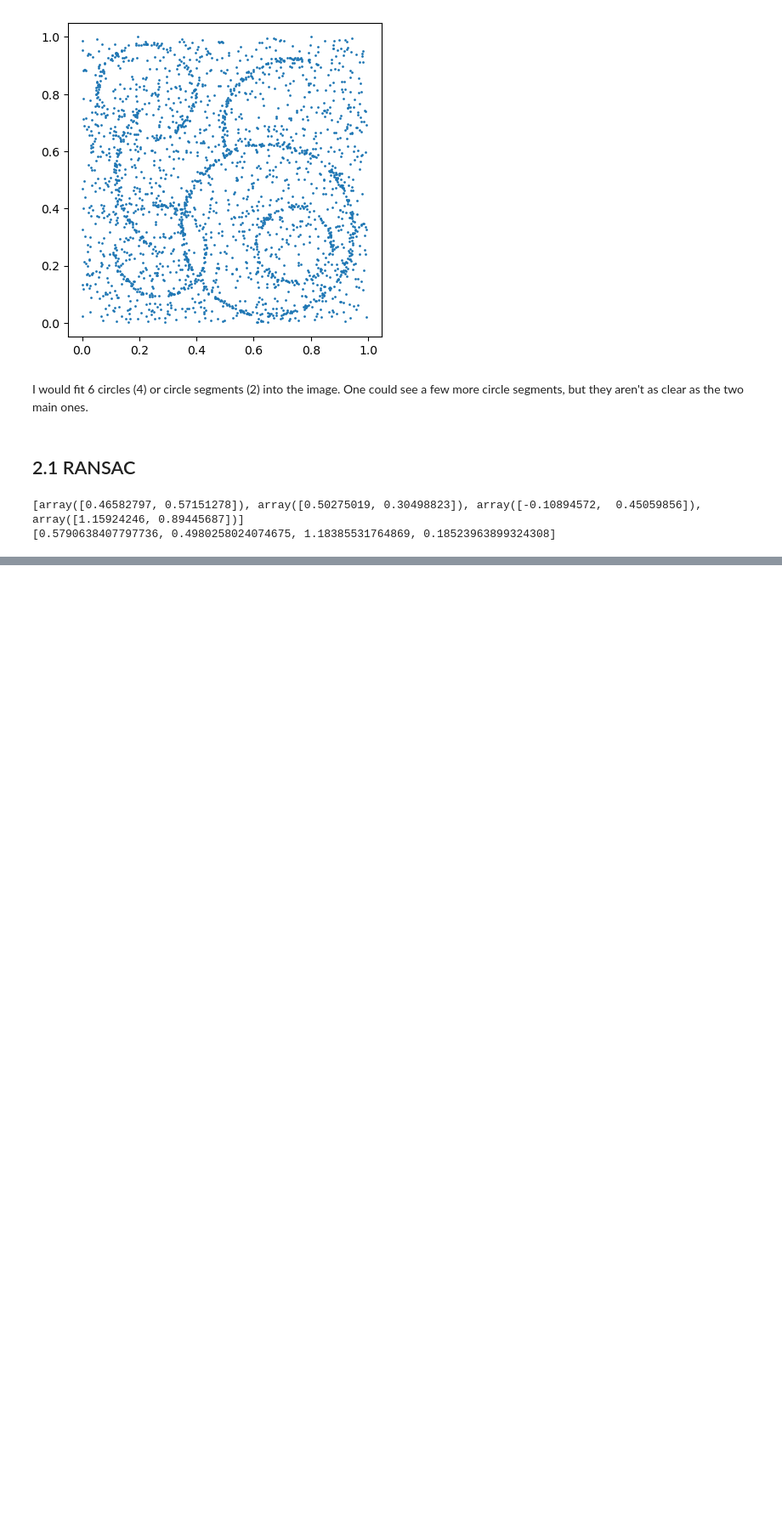
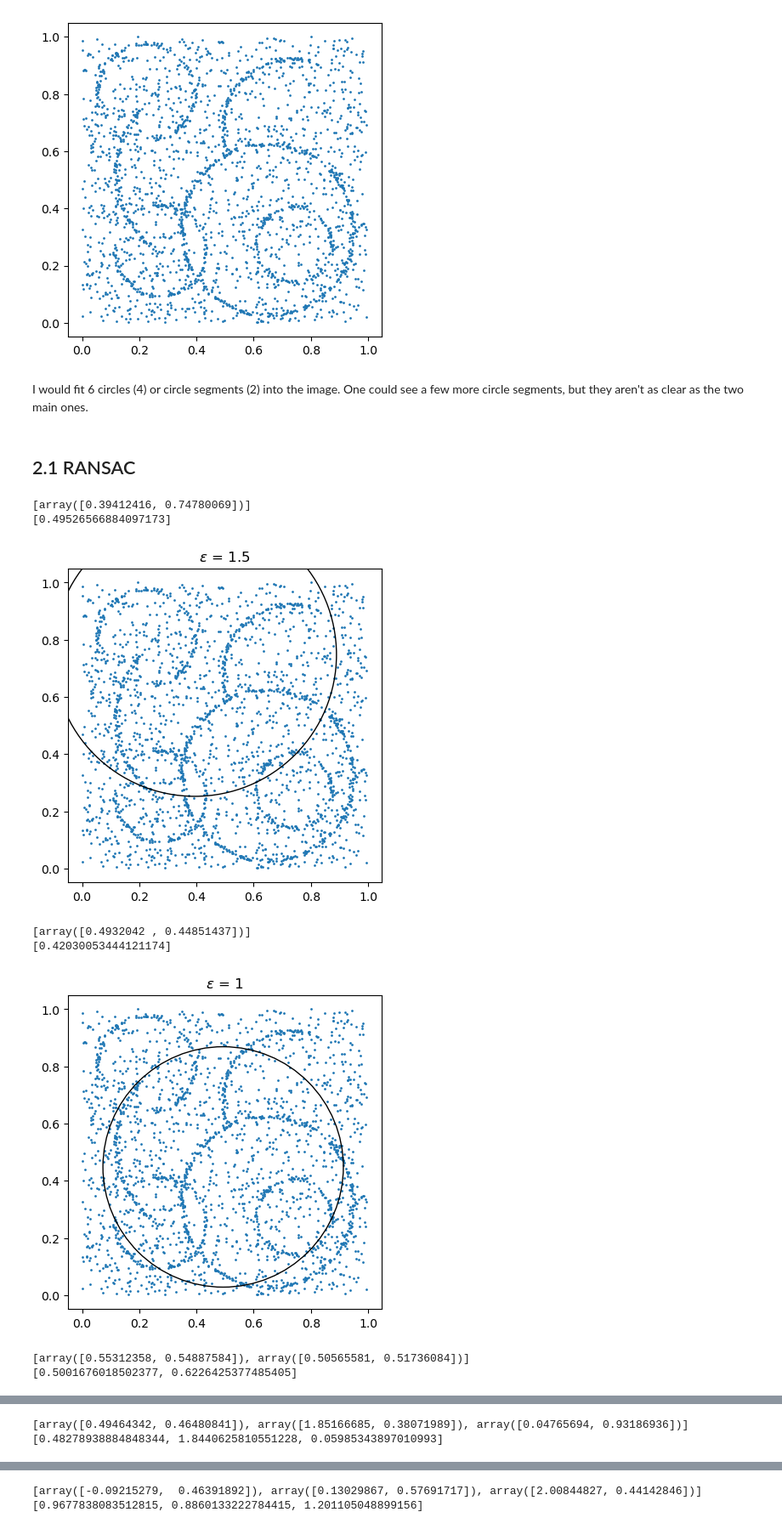
Before and after one commit to Simon-0711/ML_essentials, a Jupyter notebook: Exercise_7/gp-and-robust.ipynb, the cells around one changed output, grey strips where cells are left out. Shown at 85% size. Drawn from its saved outputs; the diff is of its cells as text; code cells hidden in the pictures; blank space fills up the shorter version.

Commit message:
Add epsilon plots

```diff
--- a/Exercise_7/gp-and-robust.ipynb
+++ b/Exercise_7/gp-and-robust.ipynb
@@ -243,24 +243,54 @@ def find_circles(data, T=50, epsilon=0.001):
 
     return best_circle_center_x_y, best_circle_radius, best_circle_inliers_indexes
 # %%
-data_points = data
-found_circle_centers = []
-found_circle_radii = []
+# Visual experiments by using different epsilons and looking at the results manually
+epsilons = [1.5, 1, 0.1, 0.05, 0.02, 0.01, 0.001]
+for epsilon in epsilons:
 
-for i in range(20):
-    # calc circle and indexes of inliers for current circle
-    circle_center, circle_radius, circle_inliers_indexes = find_circles(data_points)
-    found_circle_centers.append(circle_center)
-    found_circle_radii.append(circle_radius)
+    ############# calculations #############
+    data_points = data
+    found_circle_centers = []
+    found_circle_radii = []
 
-    # delete all inliers of the last fitted circle
-    data_points = np.delete(data_points, circle_inliers_indexes, axis=0)
+    for i in range(20):
+        # calc circle and indexes of inliers for current circle
+        circle_center, circle_radius, circle_inliers_indexes = find_circles(data_points, epsilon=epsilon)
+        found_circle_centers.append(circle_center)
+        found_circle_radii.append(circle_radius)
 
-    if data_points.shape[0] < 3:
-        break
+        # delete all inliers of the last fitted circle
+        data_points = np.delete(data_points, circle_inliers_indexes, axis=0)
 
-print(found_circle_centers)
-print(found_circle_radii)
+        if data_points.shape[0] < 3:
+            break
+
+    print(found_circle_centers)
+    print(found_circle_radii)
+
+
+    ############# Plot #############
+    # x and y data
+    x = data[:, 0]
+    y = data[:, 1]
+
+    # plot points with redouces marker size
+    plt.scatter(x, y, s=1)
+    plt.axis('square')
+
+    for circle_center, circle_radius in zip(found_circle_centers, found_circle_radii):
+
+        circle = plt.Circle((circle_center[0], circle_center[1]), radius=circle_radius, fill=False) # Create a circle
+        plt.gca().add_patch(circle) # Add it to the plot
+
+    title = r"$\epsilon$ = " + str(epsilon)
+    plt.title(title)
+    plt.show()
 # %% [output]
-[array([0.46582797, 0.57151278]), array([0.50275019, 0.30498823]), array([-0.10894572,  0.45059856]), array([1.15924246, 0.89445687])]
-[0.5790638407797736, 0.4980258024074675, 1.18385531764869, 0.18523963899324308]
+[array([0.39412416, 0.74780069])]
+[0.49526566884097173]
+[figure, added]
+[array([0.4932042 , 0.44851437])]
+[0.42030053444121174]
+[figure, added]
+[array([0.55312358, 0.54887584]), array([0.50565581, 0.51736084])]
+[0.5001676018502377, 0.6226425377485405]
@@ -266,0 +298,2 @@ print(found_circle_radii)
+[array([0.49464342, 0.46480841]), array([1.85166685, 0.38071989]), array([0.04765694, 0.93186936])]
+[0.48278938884848344, 1.8440625810551228, 0.05985343897010993]
@@ -266,0 +301,2 @@ print(found_circle_radii)
+[array([-0.09215279,  0.46391892]), array([0.13029867, 0.57691717]), array([2.00844827, 0.44142846])]
+[0.9677838083512815, 0.8860133222784415, 1.201105048899156]
```
Also changed, not shown: parts of 4 cells of this notebook.
